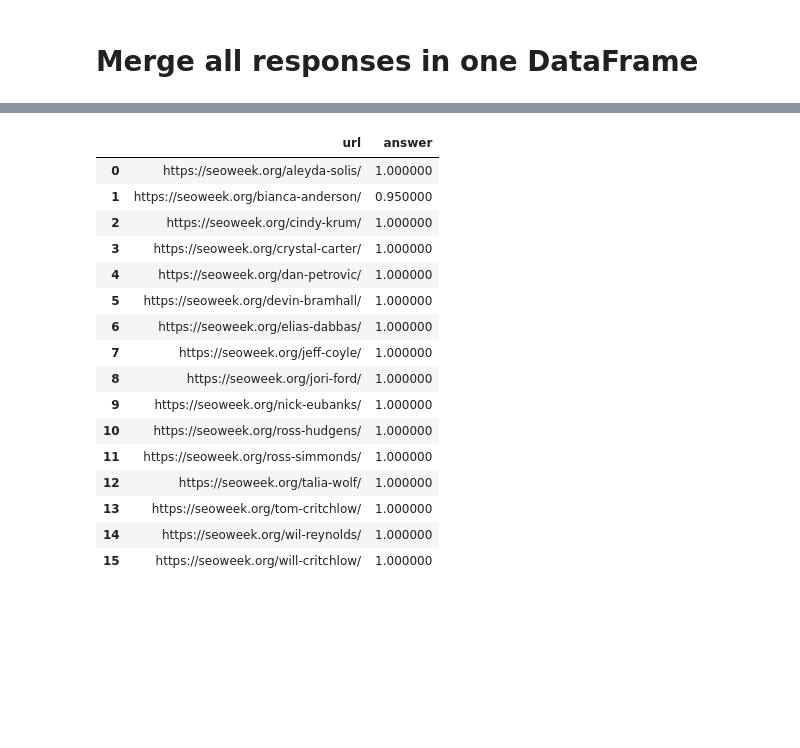
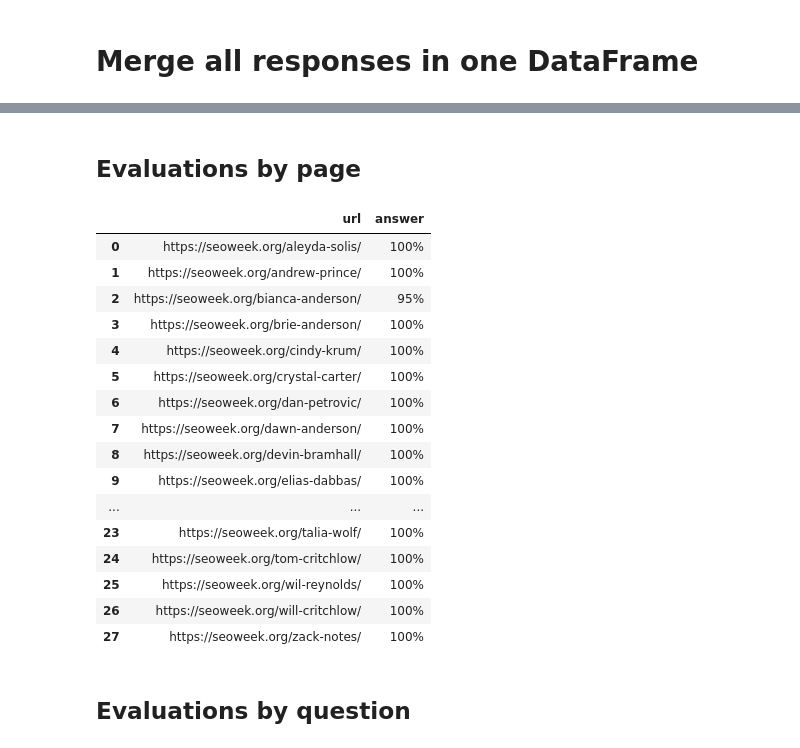
Before and after one commit to eliasdabbas/seoweek, a Jupyter notebook: ai_powered_content_audit.ipynb, the cells around one changed output, grey strips where cells are left out. Saved outputs shown, nothing was run; the diff lists cells and outputs as text; code cells hidden in the pictures; blank space fills up the shorter version.

```diff
--- a/ai_powered_content_audit.ipynb
+++ b/ai_powered_content_audit.ipynb
@@ -111,21 +113,31 @@ evaluations_df.sample(15)
+# %% [markdown]
+## Evaluations by page
 # %%
-evaluations_df.groupby('url')['answer'].mean().reset_index().style.background_gradient(subset=['answer'])
+(evaluations_df
+ .groupby('url')['answer']
+ .mean()
+ .reset_index()
+ .style
+ .background_gradient(subset=['answer'])
+ .format({'answer': "{:.0%}"}))
 # %% [output]
 |  | url | answer |
-| 0 | https://seoweek.org/aleyda-solis/ | 1.000000 |
-| 1 | https://seoweek.org/bianca-anderson/ | 0.950000 |
-| 2 | https://seoweek.org/cindy-krum/ | 1.000000 |
-| 3 | https://seoweek.org/crystal-carter/ | 1.000000 |
-| 4 | https://seoweek.org/dan-petrovic/ | 1.000000 |
-| 5 | https://seoweek.org/devin-bramhall/ | 1.000000 |
-| 6 | https://seoweek.org/elias-dabbas/ | 1.000000 |
-| 7 | https://seoweek.org/jeff-coyle/ | 1.000000 |
-| 8 | https://seoweek.org/jori-ford/ | 1.000000 |
-| 9 | https://seoweek.org/nick-eubanks/ | 1.000000 |
-| 10 | https://seoweek.org/ross-hudgens/ | 1.000000 |
-| 11 | https://seoweek.org/ross-simmonds/ | 1.000000 |
-| 12 | https://seoweek.org/talia-wolf/ | 1.000000 |
-| 13 | https://seoweek.org/tom-critchlow/ | 1.000000 |
-| 14 | https://seoweek.org/wil-reynolds/ | 1.000000 |
-| 15 | https://seoweek.org/will-critchlow/ | 1.000000 |
+| 0 | https://seoweek.org/aleyda-solis/ | 100% |
+| 1 | https://seoweek.org/andrew-prince/ | 100% |
+| 2 | https://seoweek.org/bianca-anderson/ | 95% |
+| 3 | https://seoweek.org/brie-anderson/ | 100% |
+| 4 | https://seoweek.org/cindy-krum/ | 100% |
+| 5 | https://seoweek.org/crystal-carter/ | 100% |
+| 6 | https://seoweek.org/dan-petrovic/ | 100% |
+| 7 | https://seoweek.org/dawn-anderson/ | 100% |
+| 8 | https://seoweek.org/devin-bramhall/ | 100% |
+| 9 | https://seoweek.org/elias-dabbas/ | 100% |
+| ... | ... | ... |
+| 23 | https://seoweek.org/talia-wolf/ | 100% |
+| 24 | https://seoweek.org/tom-critchlow/ | 100% |
+| 25 | https://seoweek.org/wil-reynolds/ | 100% |
+| 26 | https://seoweek.org/will-critchlow/ | 100% |
+| 27 | https://seoweek.org/zack-notes/ | 100% |
+# %% [markdown]
+## Evaluations by question
 # %%
```
Also changed, not shown: parts of 6 cells of this notebook.
